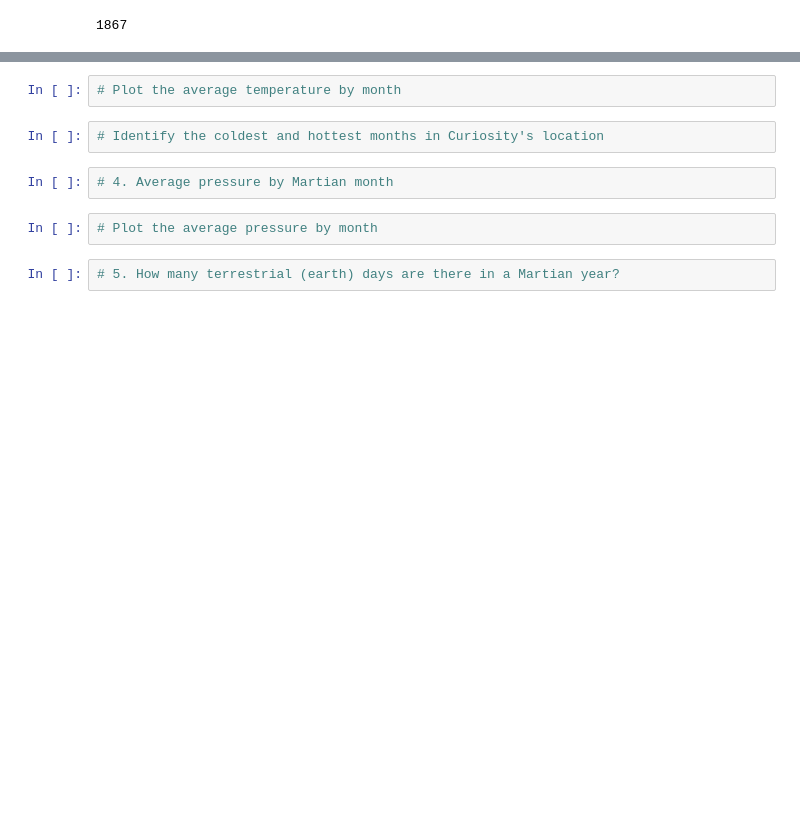
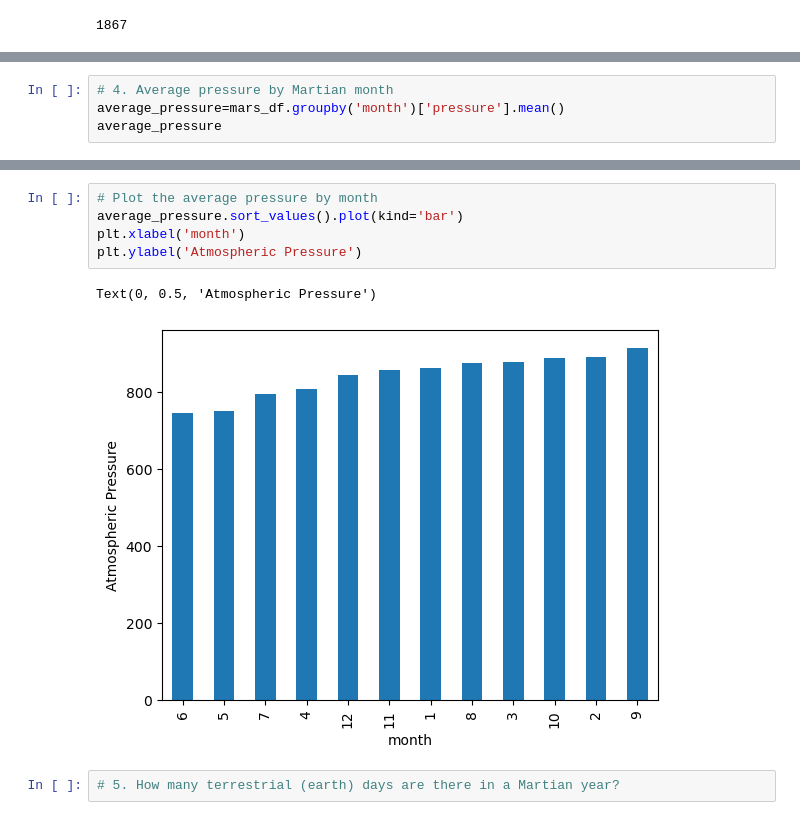
Before and after one commit to a-dhil/webscraping-challenge, a Jupyter notebook: Marsnews/part_2_mars_weather.ipynb, the cells around one changed output, grey strips where cells are left out. Saved outputs shown, nothing was run; the diff lists cells and outputs as text; blank space fills up the shorter version.

```diff
--- a/Marsnews/part_2_mars_weather.ipynb
+++ b/Marsnews/part_2_mars_weather.ipynb
@@ -161,0 +186,4 @@ days
+# %%
+# 4. Average pressure by Martian month
+average_pressure=mars_df.groupby('month')['pressure'].mean()
+average_pressure
@@ -162,11 +205,11 @@ days
 # %%
-# Plot the average temperature by month
+# Plot the average pressure by month
+average_pressure.sort_values().plot(kind='bar')
+plt.xlabel('month')
+plt.ylabel('Atmospheric Pressure')
+# %% [output]
+Text(0, 0.5, 'Atmospheric Pressure')
+[figure, added]
-# %%
-# Identify the coldest and hottest months in Curiosity's location
-# %%
-# 4. Average pressure by Martian month
-# %%
-# Plot the average pressure by month
 # %%
 # 5. How many terrestrial (earth) days are there in a Martian year?
 # %% [markdown]
```
Also changed, not shown: parts of 6 cells of this notebook.
